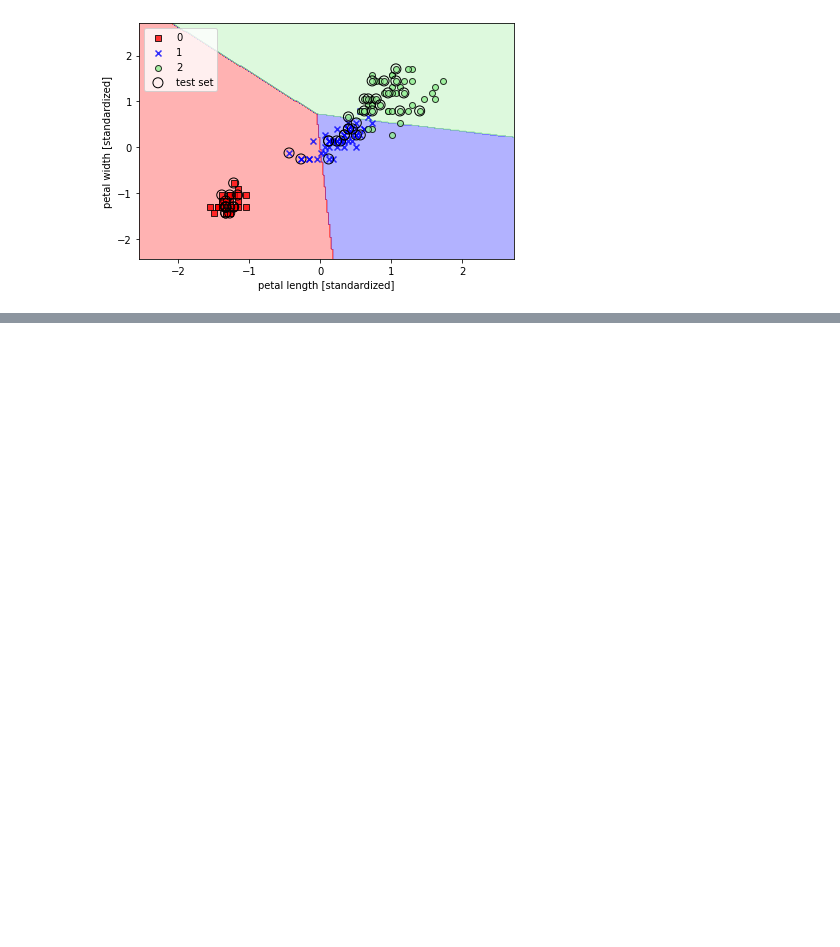
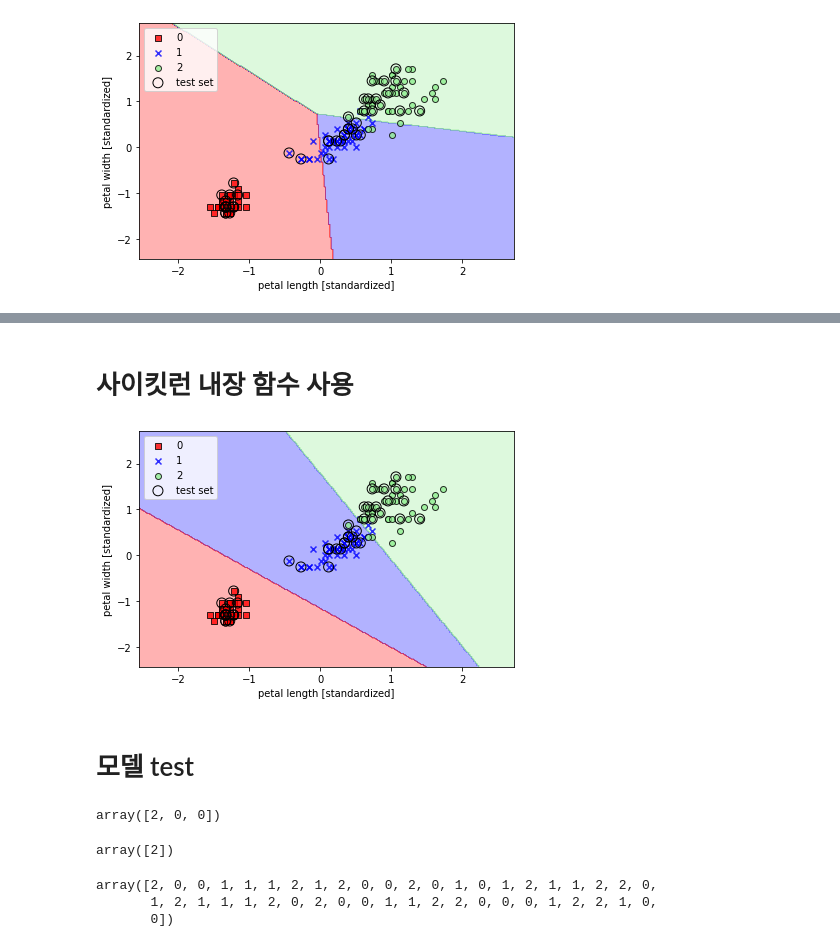
Before and after one commit to seungmin-son/ML_Practice, a Jupyter notebook: [ML_2]Classification_model.ipynb, the cells around one changed output, grey strips where cells are left out. Drawn from its saved outputs; the diff is of its cells as text; code cells hidden in the pictures; blank space fills up the shorter version.

```diff
--- a/[ML_2]Classification_model.ipynb
+++ b/[ML_2]Classification_model.ipynb
@@ -97,0 +157,30 @@ plt.show()
+# %% [markdown]
+# 사이킷런 내장 함수 사용
+# %%
+from sklearn.linear_model import LogisticRegression
+Ir = LogisticRegression(C=100.0,random_state=1)
+Ir.fit(X_train_std, y_train)
+plot_decision_regions(X_combined_std,y_combined,classifier=Ir,test_idx= range(105,150))
+plt.xlabel('petal length [standardized]')
+plt.ylabel('petal width [standardized]')
+plt.legend(loc='upper left')
+plt.tight_layout()
+plt.show()
+# %% [output]
+[figure, added]
+# %% [markdown]
+# 모델 test
+# %%
+Ir.predict(X_test_std[:3,:])
+# %% [output]
+array([2, 0, 0])
+# %%
+Ir.predict(X_test_std[0,:].reshape(1,-1))
+# %% [output]
+array([2])
+# %%
+Ir.predict(X_test_std[:,:]) # 아마 비율대로 15개씩 나올거임
+# %% [output]
+array([2, 0, 0, 1, 1, 1, 2, 1, 2, 0, 0, 2, 0, 1, 0, 1, 2, 1, 1, 2, 2, 0,
+       1, 2, 1, 1, 1, 2, 0, 2, 0, 0, 1, 1, 2, 2, 0, 0, 0, 1, 2, 2, 1, 0,
+       0])
```
Also changed, not shown: parts of 6 cells of this notebook.
